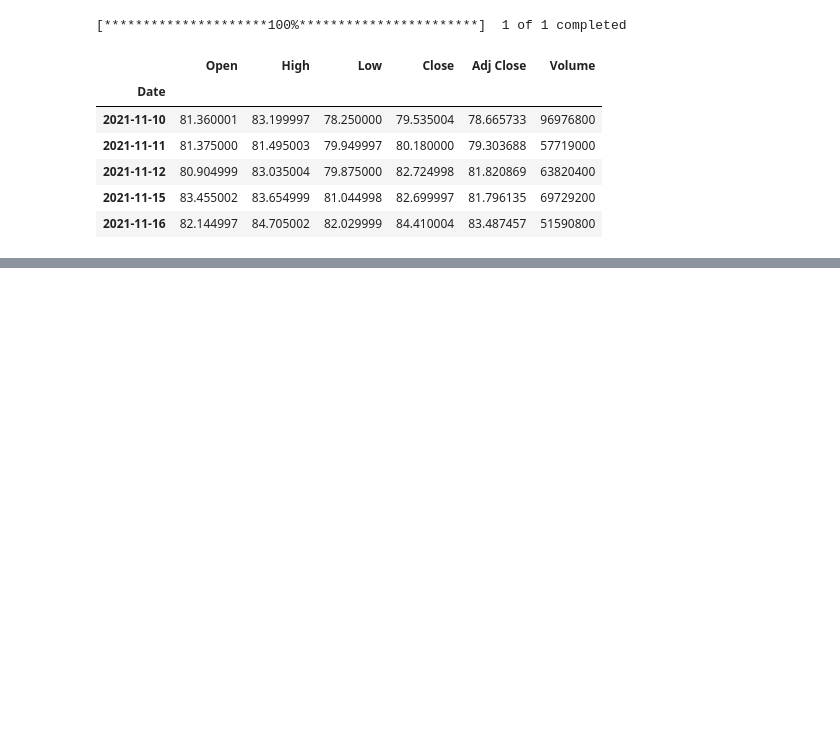
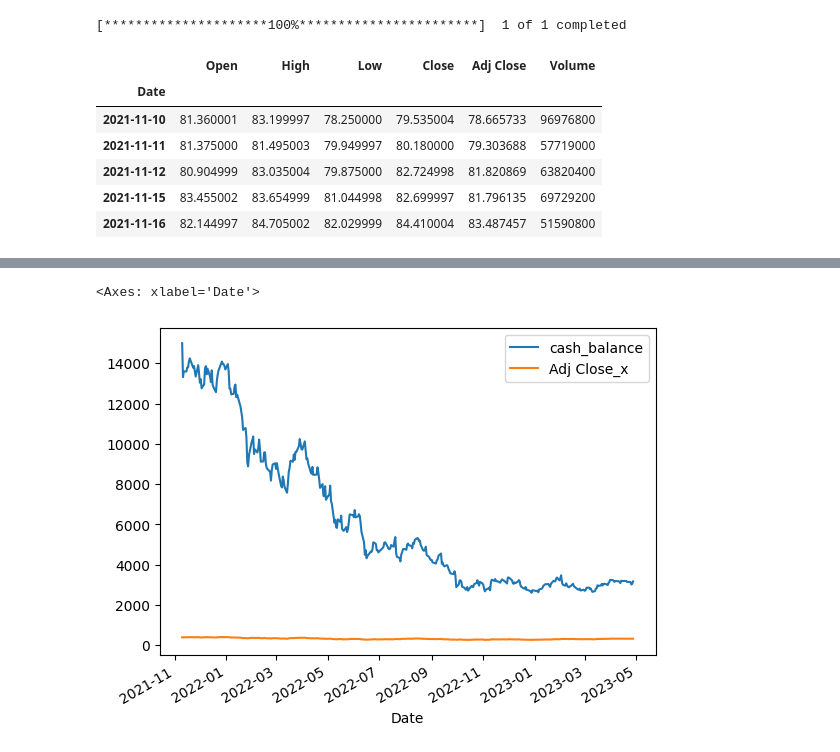
Before and after one commit to nosignal00/researchSpace, a Jupyter notebook: MultiAccountStrategy/backTestingWithChatGPT.ipynb, the cells around one changed output, grey strips where cells are left out. Cells and saved outputs as stored; diff of their text form; code cells hidden in the pictures; blank space fills up the shorter version.

```diff
--- a/MultiAccountStrategy/backTestingWithChatGPT.ipynb
+++ b/MultiAccountStrategy/backTestingWithChatGPT.ipynb
@@ -89,0 +114,6 @@ def percent_change_strategy(base_col, n_pct):
+# %%
+def calculate_shares_to_buy(row, cash):
+    # stock_prices = row.values
+    stock_prices = row
+    shares_to_buy = evenly_distribute_cost(cash,stock_prices)
+    return shares_to_buy
@@ -89,0 +167,3 @@ def percent_change_strategy(base_col, n_pct):
+# %%
+strategy = percent_change_strategy(0, 10)
+basePriceDf['signal'] = basePriceDf.apply(strategy, axis=1)
@@ -89,0 +185,4 @@ def percent_change_strategy(base_col, n_pct):
+# %%
+initial_cash_balance = 15000
+cash_balance_apply = cash_balance_closure(initial_cash_balance,basePriceDf.index[0])
+basePriceDf['cash_balance'] = basePriceDf.apply(cash_balance_apply, axis=1)
@@ -89,0 +204,5 @@ def percent_change_strategy(base_col, n_pct):
+# %%
+basePriceDf.plot(y=['cash_balance', 'Adj Close_x'], kind='line')
+# %% [output]
+<Axes: xlabel='Date'>
+[figure, added]
```
Also changed, not shown: parts of 35 cells of this notebook.
